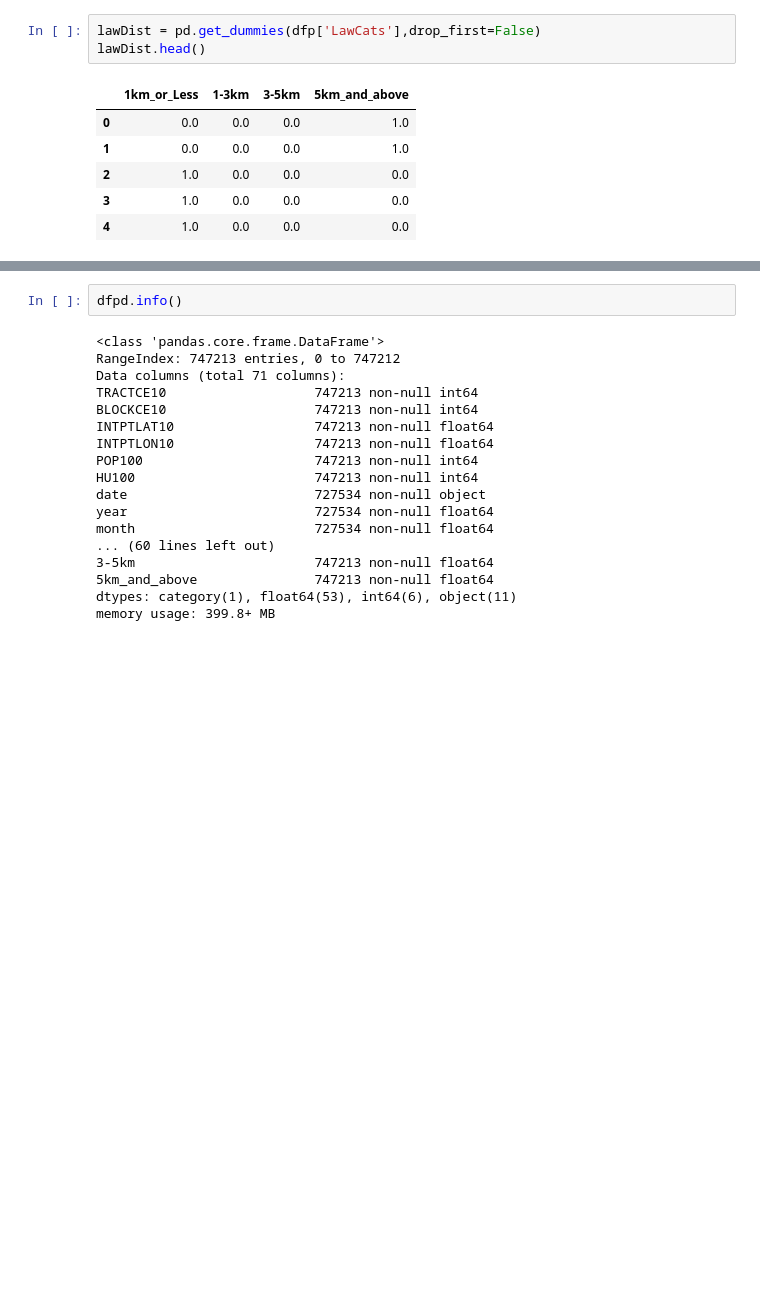
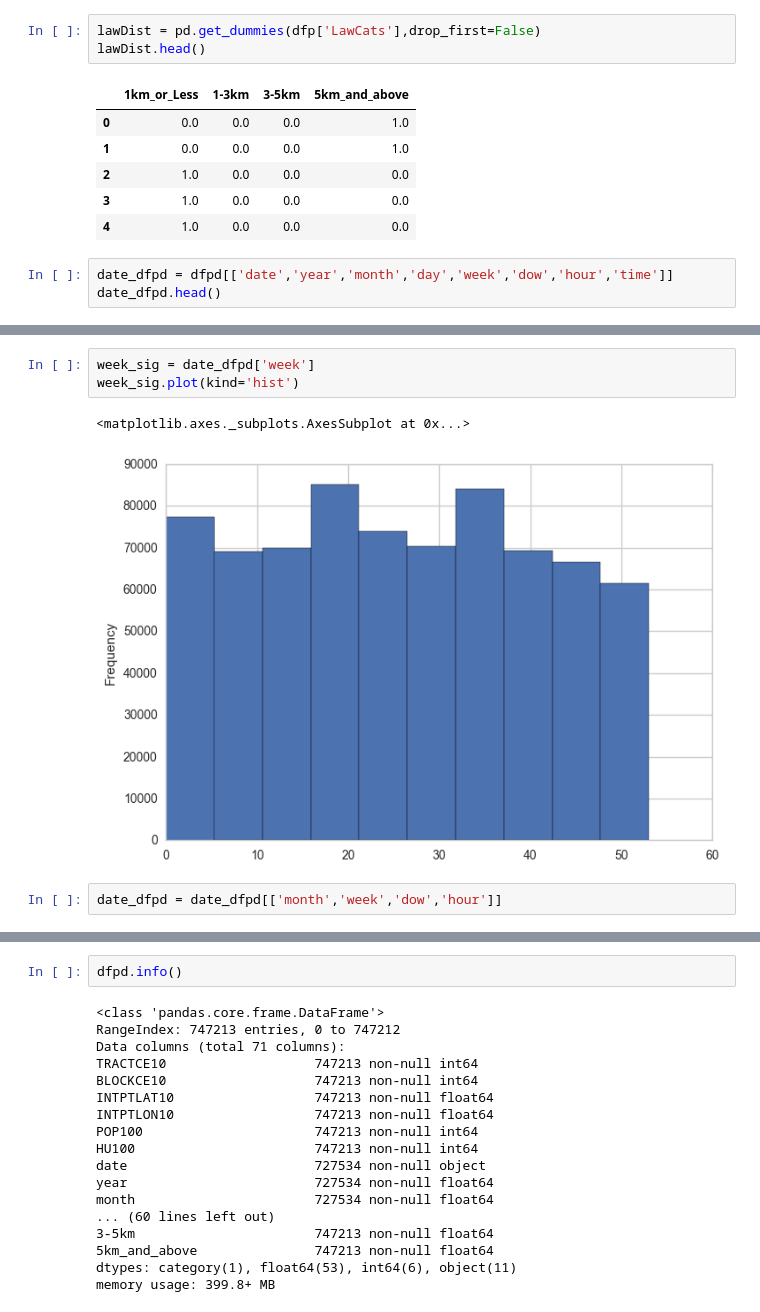
Before and after one commit to rflamenbaum/DataMining_Project1, a Jupyter notebook: HighCrime_2.ipynb, the cells around one changed output, grey strips where cells are left out. Drawn from its saved outputs; the diff is of its cells as text; blank space fills up the shorter version.

```diff
--- a/HighCrime_2.ipynb
+++ b/HighCrime_2.ipynb
@@ -118,3 +118,6 @@ lawDist.head()
 | 2 | 1.0 | 0.0 | 0.0 | 0.0 |
 | 3 | 1.0 | 0.0 | 0.0 | 0.0 |
 | 4 | 1.0 | 0.0 | 0.0 | 0.0 |
+# %%
+date_dfpd = dfpd[['date','year','month','day','week','dow','hour','time']]
+date_dfpd.head()
@@ -120,0 +131,8 @@ lawDist.head()
+# %%
+week_sig = date_dfpd['week']
+week_sig.plot(kind='hist')
+# %% [output]
+<matplotlib.axes._subplots.AxesSubplot at 0x...>
+[figure, added]
+# %%
+date_dfpd = date_dfpd[['month','week','dow','hour']]
```
Also changed, not shown: parts of 11 cells of this notebook.
